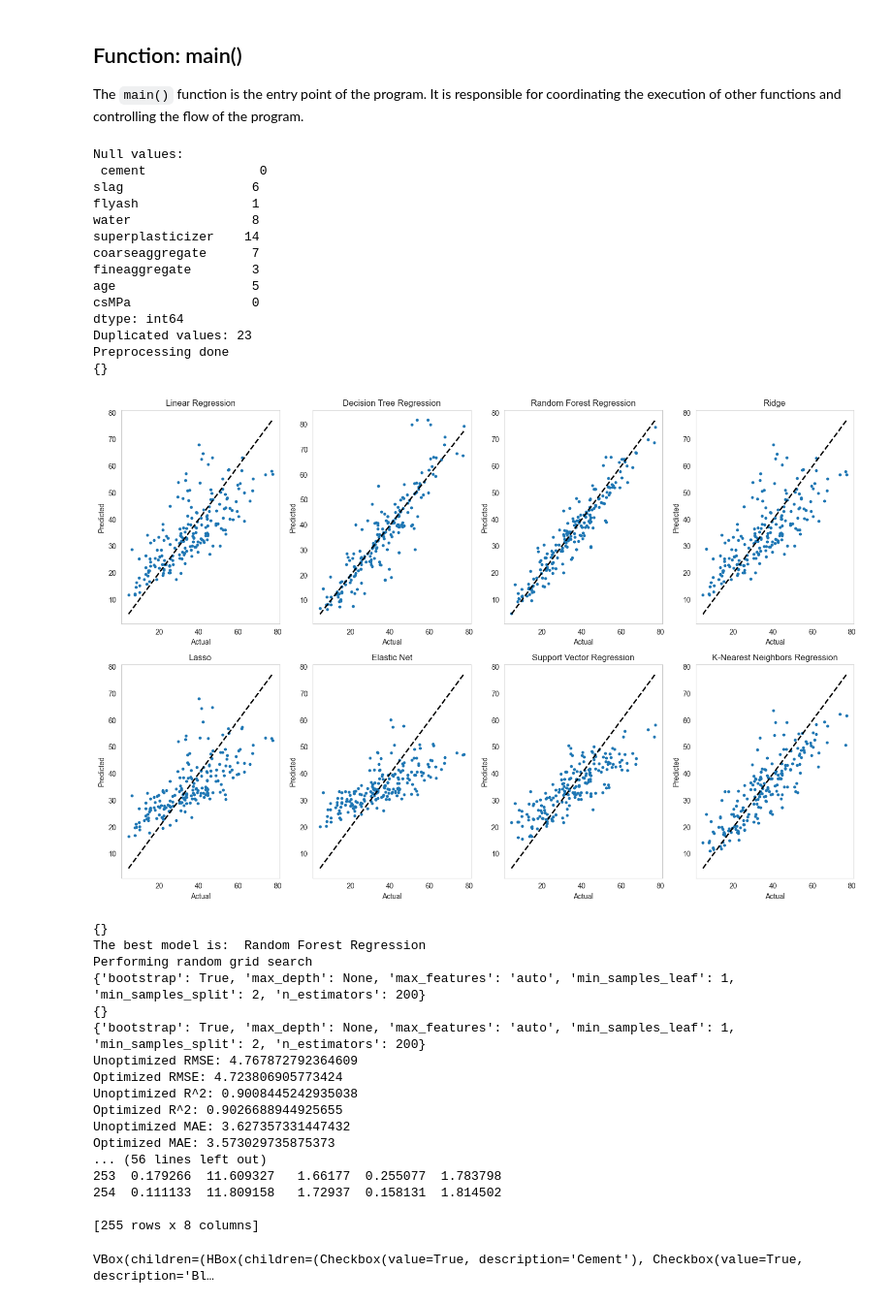
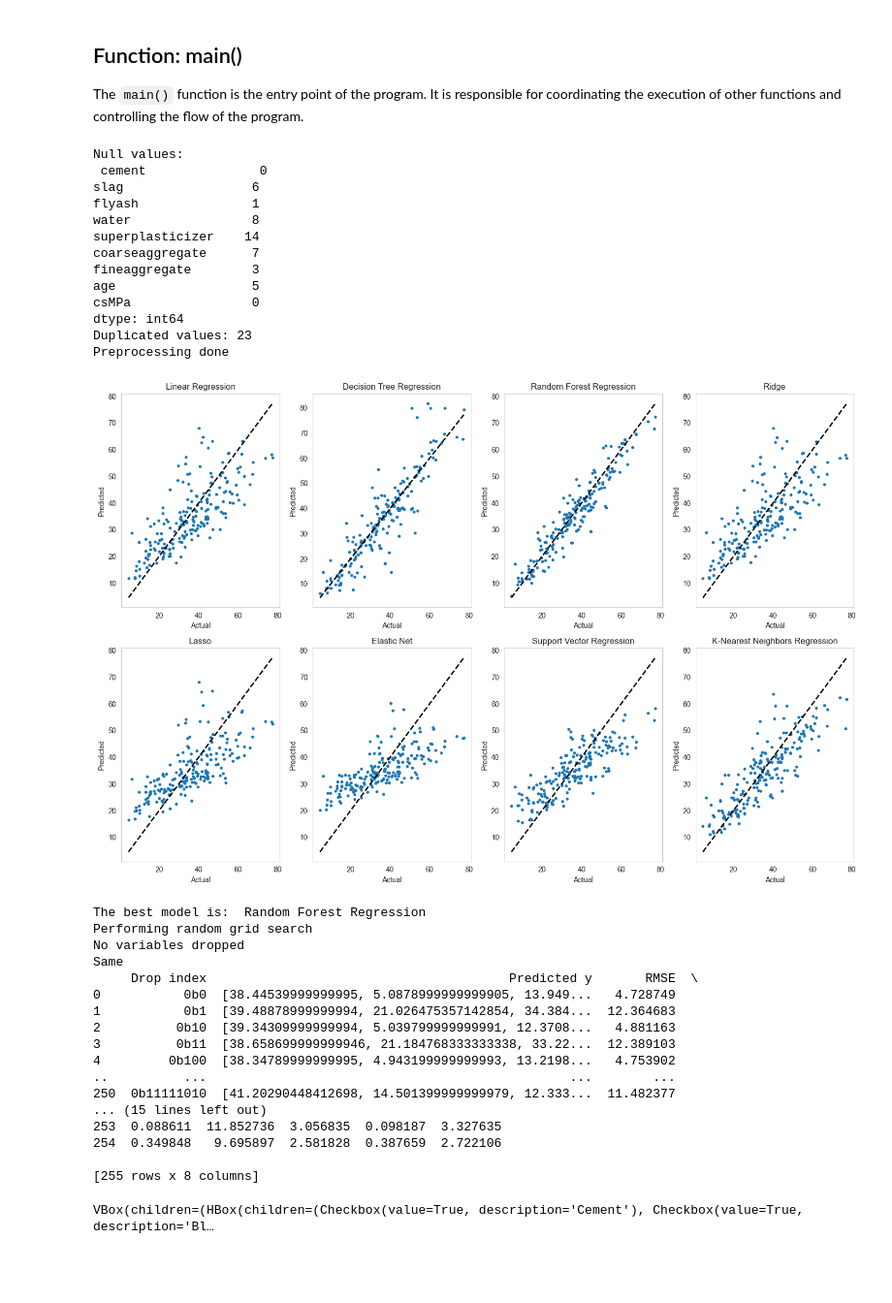
Before and after one commit to 124890/Comp-Challenge---2023-4, a Jupyter notebook: Code_hyperparameters.ipynb, the cells around one changed output. Shown: that part at 97% size. Saved outputs shown, nothing was run; the diff lists cells and outputs as text; code cells hidden in the pictures; blank space fills up the shorter version.

Commit message:
Hyperparameters.2
Fixed major issue - Couldnt find best_model in dictionary leading to error issues

```diff
--- a/Code_hyperparameters.ipynb
+++ b/Code_hyperparameters.ipynb
@@ -418,7 +418,7 @@ def regression_performance():
     best_model = df['rank_sum'].idxmin()
 
     # Print the best model
-    return (best_model), df
+    return best_model, df
 # %% [markdown]
 Hyperperameters
 
@@ -570,7 +543,7 @@ def var_drop(dropVar):
     dropVar (int): A binary number where each digit represents a column in the datasets.
 
     Returns:
-    pandas.DataFrame: The modified training dataset with specified columns dropped. Only the first two rows are returned for brevity.
+    pandas.DataFrame: The modified training dataset with specified columns dropped.
     """
 
 
@@ -605,9 +578,8 @@ def var_performance():
     """
     x_train_drop = gX_train_preprocessed
     x_test_drop = gX_test_preprocessed
-    best_model = regression_performance()
+    best_model, df = regression_performance()
 
-    print("Looking for best model",best_model)
     for key, model_function in gMethodDictionary:
         if key == best_model:
             break
@@ -999,52 +971,51 @@ def main():
     print("Preprocessing done")
     comp_graph()
     best_model, df = regression_performance()
     print("The best model is: ", best_model)
     #hyperparameter
     print("Performing random grid search")
-    best_grid_params = random_grid_search()
-    opt_unopt_random_forest(best_grid_params)
+    #best_grid_params = random_grid_search()
+    #opt_unopt_random_forest(best_grid_params)
     #var_performance
     var_performance()
     gVarErrorDf.to_csv('var_performance.csv')
     print (gVarErrorDf)
     var_impact_pct()
     #print("Var performance done")
     var_effect_line()
     var_effect_bar()
 
 main()
 # %% [output]
 Null values:
  cement               0
 slag                 6
 flyash               1
 water                8
 superplasticizer    14
 coarseaggregate      7
 fineaggregate        3
 age                  5
 csMPa                0
 dtype: int64
 Duplicated values: 23
 Preprocessing done
-{}
-[figure, old version]
+[figure, new version]
-{}
 The best model is:  Random Forest Regression
 Performing random grid search
-{'bootstrap': True, 'max_depth': None, 'max_features': 'auto', 'min_samples_leaf': 1, 'min_samples_split': 2, 'n_estimators': 200}
-{}
-{'bootstrap': True, 'max_depth': None, 'max_features': 'auto', 'min_samples_leaf': 1, 'min_samples_split': 2, 'n_estimators': 200}
-Unoptimized RMSE: 4.767872792364609
-Optimized RMSE: 4.723806905773424
-Unoptimized R^2: 0.9008445242935038
-Optimized R^2: 0.9026688944925655
-Unoptimized MAE: 3.627357331447432
-Optimized MAE: 3.573029735875373
-... (56 lines left out)
-253  0.179266  11.609327   1.66177  0.255077  1.783798
-254  0.111133  11.809158   1.72937  0.158131  1.814502
+No variables dropped
+Same
+     Drop index                                        Predicted y       RMSE  \
+0           0b0  [38.44539999999995, 5.0878999999999905, 13.949...   4.728749
+1           0b1  [39.48878999999994, 21.026475357142854, 34.384...  12.364683
+2          0b10  [39.34309999999994, 5.039799999999991, 12.3708...   4.881163
+3          0b11  [38.658699999999946, 21.184768333333338, 33.22...  12.389103
+4         0b100  [38.34789999999995, 4.943199999999993, 13.2198...   4.753902
+..          ...                                                ...        ...
+250  0b11111010  [41.20290448412698, 14.501399999999979, 12.333...  11.482377
+... (15 lines left out)
+253  0.088611  11.852736  3.056835  0.098187  3.327635
+254  0.349848   9.695897  2.581828  0.387659  2.722106
 
 [255 rows x 8 columns]
 VBox(children=(HBox(children=(Checkbox(value=True, description='Cement'), Checkbox(value=True, description='Bl…
```
Also changed, not shown: parts of 1 cell of this notebook, 2 other files.
